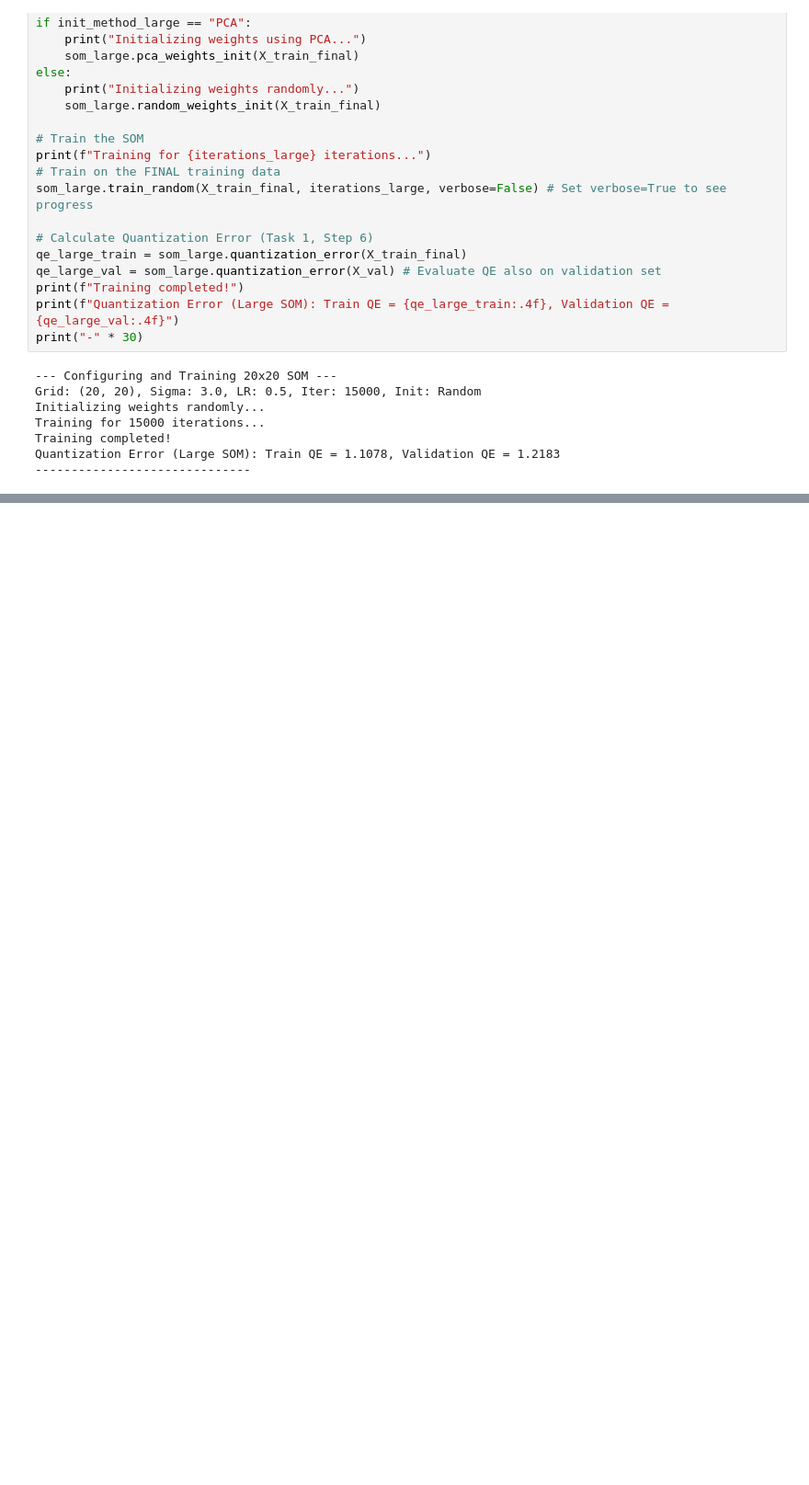
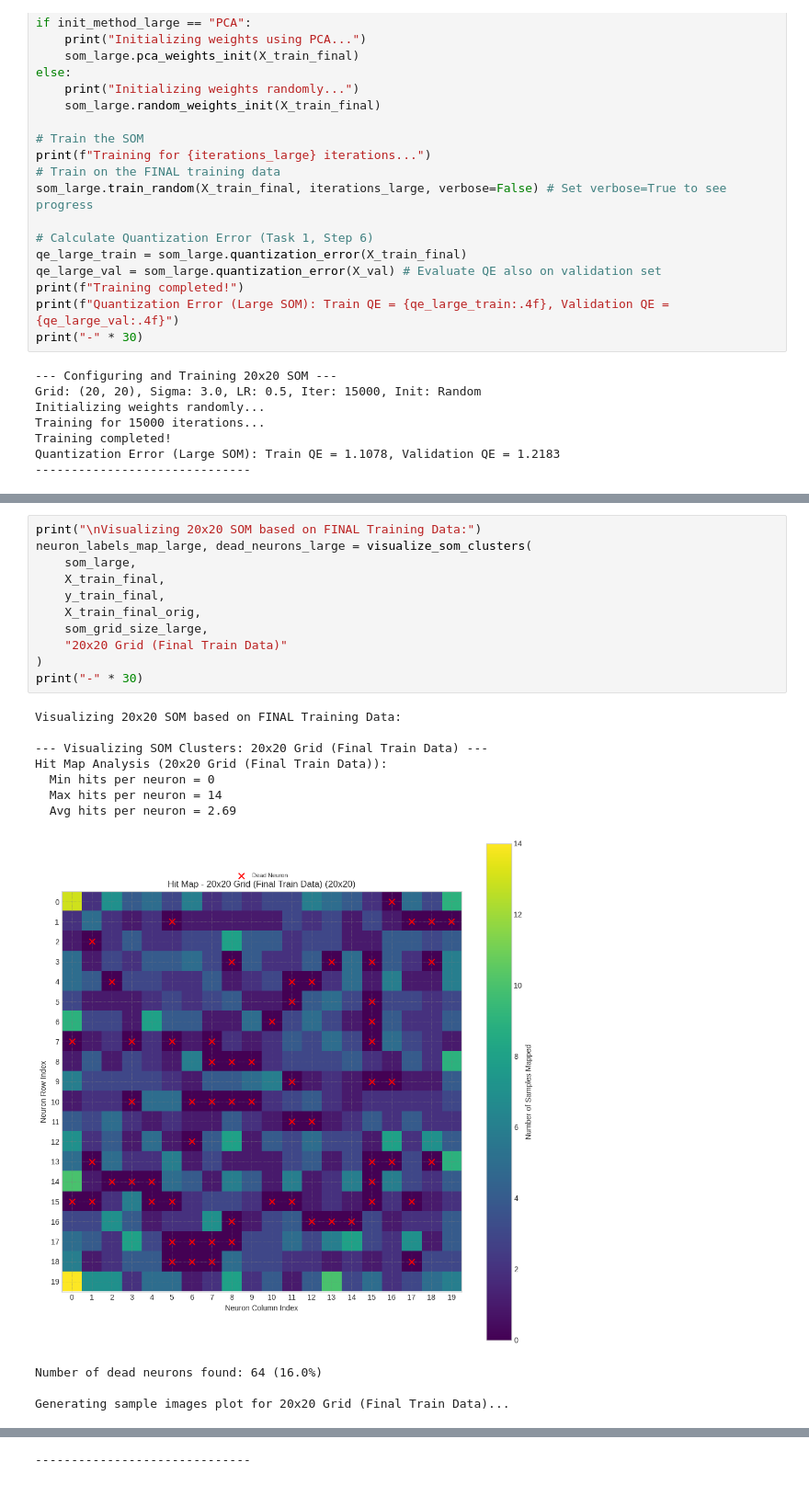
Before and after one commit to AlieShayan/Neural-Networks-SOM-Clustering-and-SLFN-Classification, a Jupyter notebook: task1_som_clustering/som_clustering.ipynb, the cells around one changed output, grey strips where cells are left out. Shown at 92% size. Saved outputs shown, nothing was run; the diff lists cells and outputs as text; blank space fills up the shorter version.

```diff
--- a/task1_som_clustering/som_clustering.ipynb
+++ b/task1_som_clustering/som_clustering.ipynb
@@ -167,0 +306,23 @@ Quantization Error (Large SOM): Train QE = 1.1078, Validation QE = 1.2183
+# %%
+print("\nVisualizing 20x20 SOM based on FINAL Training Data:")
+neuron_labels_map_large, dead_neurons_large = visualize_som_clusters(
+    som_large,
+    X_train_final,
+    y_train_final,
+    X_train_final_orig,
+    som_grid_size_large,
+    "20x20 Grid (Final Train Data)"
+)
+print("-" * 30)
+# %% [output]
+Visualizing 20x20 SOM based on FINAL Training Data:
+
+--- Visualizing SOM Clusters: 20x20 Grid (Final Train Data) ---
+Hit Map Analysis (20x20 Grid (Final Train Data)):
+  Min hits per neuron = 0
+  Max hits per neuron = 14
+  Avg hits per neuron = 2.69
+[figure, added]
+Number of dead neurons found: 64 (16.0%)
+
+Generating sample images plot for 20x20 Grid (Final Train Data)...
@@ -167,0 +330 @@ Quantization Error (Large SOM): Train QE = 1.1078, Validation QE = 1.2183
+------------------------------
```
Also changed, not shown: parts of 5 cells of this notebook.
